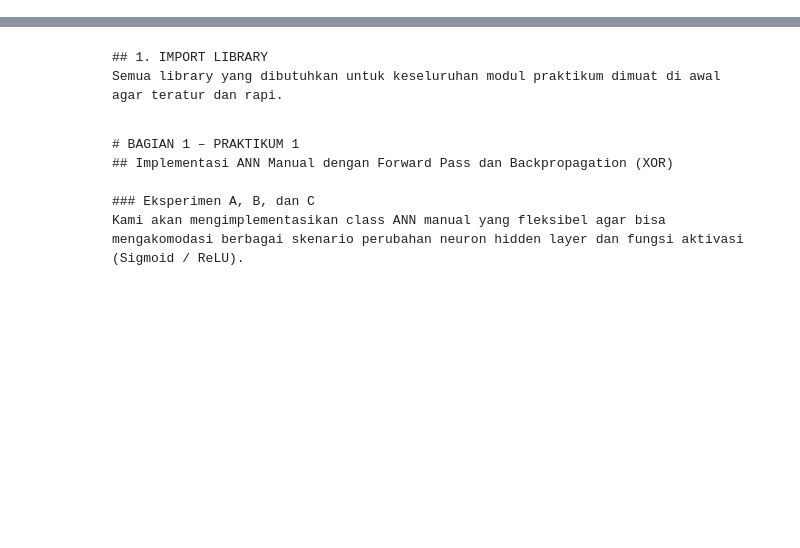
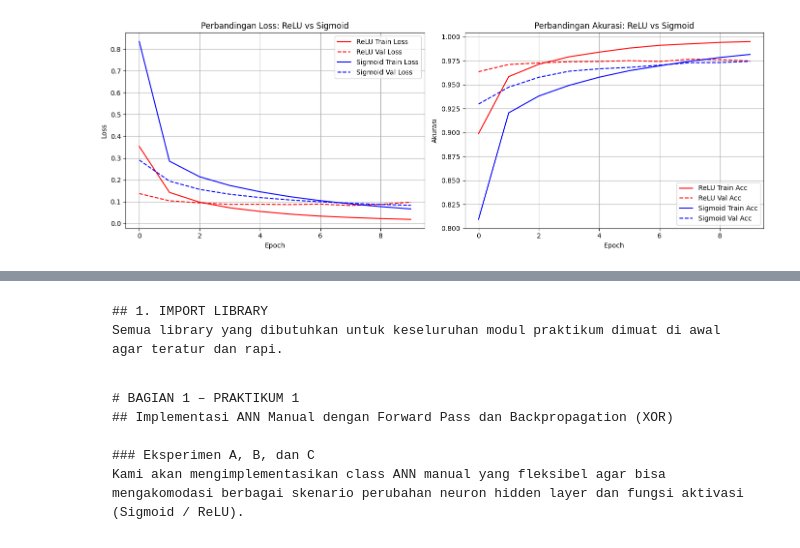
Before and after one commit to Yahya1805/machine-learning_2026, a Jupyter notebook: ML_JS13_10_Artificial_Neural_Network_(ANN)_dan_Evaluasi_Classifier.ipynb, the cells around one changed output, grey strips where cells are left out. Saved outputs shown, nothing was run; the diff lists cells and outputs as text; code cells hidden in the pictures; blank space fills up the shorter version.

```diff
--- a/ML_JS13_10_Artificial_Neural_Network_(ANN)_dan_Evaluasi_Classifier.ipynb
+++ b/ML_JS13_10_Artificial_Neural_Network_(ANN)_dan_Evaluasi_Classifier.ipynb
@@ -2,0 +120,14 @@
+# %%
+# 1. Normalisasi nilai piksel
+X_train = X_train_raw / 255.0
+X_test = X_test_raw / 255.0
+
+# 2. One-Hot Encoding untuk label kelas
+y_train = to_categorical(y_train_raw, num_classes=10)
+y_test = to_categorical(y_test_raw, num_classes=10)
+
+print("=== Dimensi Data Pasca-Preprocessing ===")
+print(f"X_train shape: {X_train.shape}")
+print(f"X_test shape : {X_test.shape}")
+print(f"y_train shape: {y_train.shape}")
+print(f"y_test shape : {y_test.shape}")
@@ -2,0 +377,32 @@
+# %%
+# Visualisasi Grafik Loss dan Akurasi Sigmoid vs ReLU (Model Awal)
+plt.figure(figsize=(14, 5))
+
+# Plot Loss
+plt.subplot(1, 2, 1)
+plt.plot(hist_awal.history['loss'], 'r-', label='ReLU Train Loss')
+plt.plot(hist_awal.history['val_loss'], 'r--', label='ReLU Val Loss')
+plt.plot(hist_exp_sigmoid.history['loss'], 'b-', label='Sigmoid Train Loss')
+plt.plot(hist_exp_sigmoid.history['val_loss'], 'b--', label='Sigmoid Val Loss')
+plt.title('Perbandingan Loss: ReLU vs Sigmoid')
+plt.xlabel('Epoch')
+plt.ylabel('Loss')
+plt.legend()
+plt.grid(True)
+
+# Plot Akurasi
+plt.subplot(1, 2, 2)
+plt.plot(hist_awal.history['accuracy'], 'r-', label='ReLU Train Acc')
+plt.plot(hist_awal.history['val_accuracy'], 'r--', label='ReLU Val Acc')
+plt.plot(hist_exp_sigmoid.history['accuracy'], 'b-', label='Sigmoid Train Acc')
+plt.plot(hist_exp_sigmoid.history['val_accuracy'], 'b--', label='Sigmoid Val Acc')
+plt.title('Perbandingan Akurasi: ReLU vs Sigmoid')
+plt.xlabel('Epoch')
+plt.ylabel('Akurasi')
+plt.legend()
+plt.grid(True)
+
+plt.tight_layout()
+plt.show()
+# %% [output]
+[figure, added]
```
Also changed, not shown: parts of 26 cells of this notebook.
